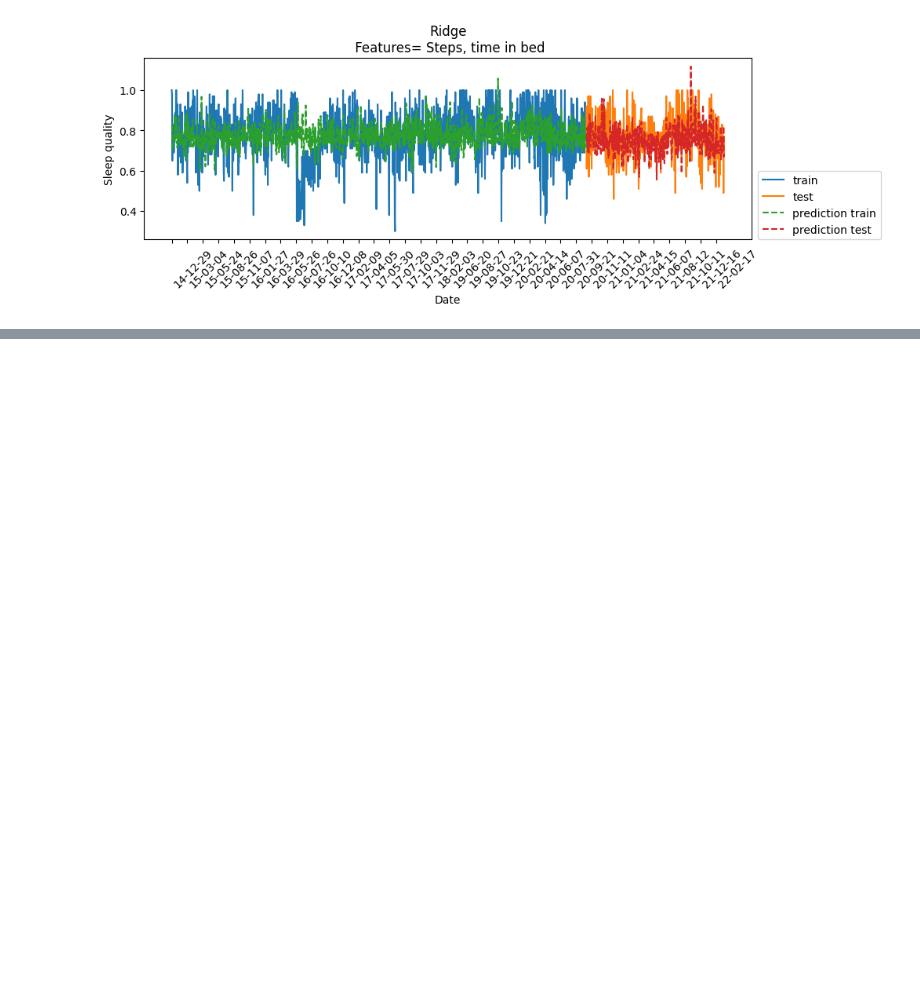
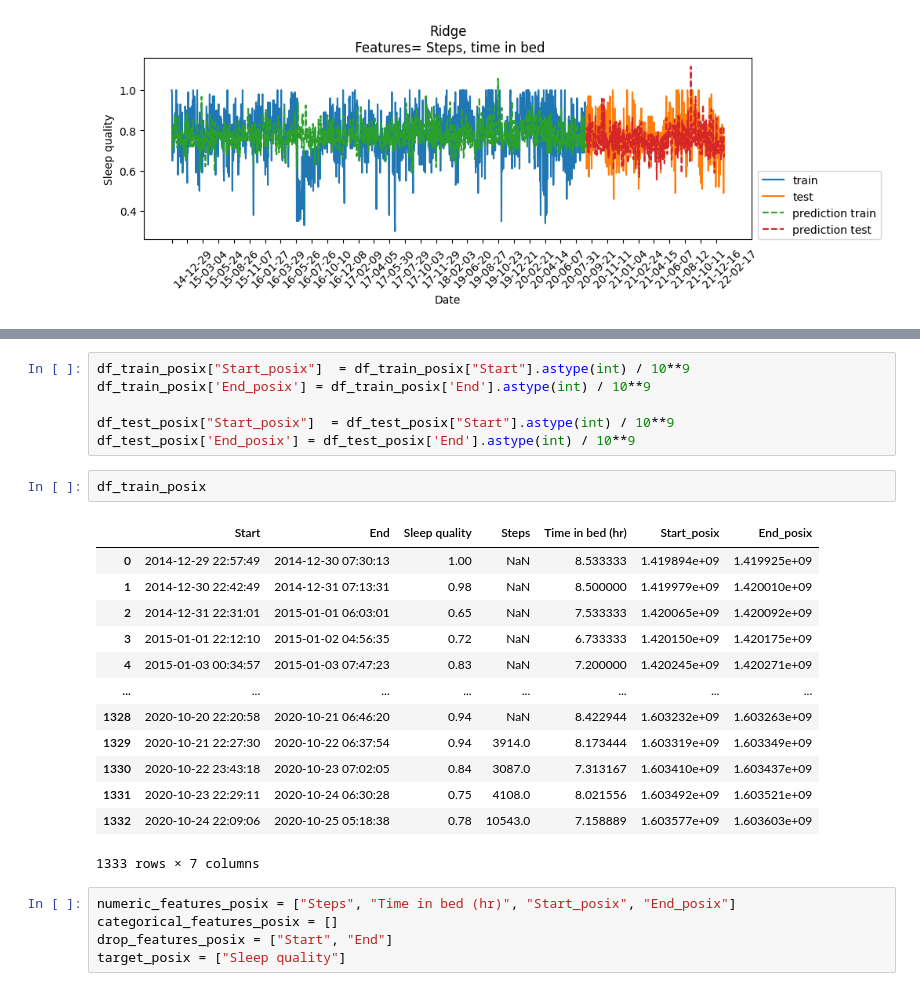
Before and after one commit to ricd99/endToEndML, a Jupyter notebook: notebooks/EDA_clean.ipynb, the cells around one changed output, grey strips where cells are left out. Saved outputs shown, nothing was run; the diff lists cells and outputs as text; blank space fills up the shorter version.

```diff
--- a/notebooks/EDA_clean.ipynb
+++ b/notebooks/EDA_clean.ipynb
@@ -493,0 +518,27 @@ Test-set R^2: 0.35
+# %%
+df_train_posix["Start_posix"]  = df_train_posix["Start"].astype(int) / 10**9
+df_train_posix['End_posix'] = df_train_posix['End'].astype(int) / 10**9
+
+df_test_posix["Start_posix"]  = df_test_posix["Start"].astype(int) / 10**9
+df_test_posix['End_posix'] = df_test_posix['End'].astype(int) / 10**9
+# %%
+df_train_posix
+# %% [output]
+|  | Start | End | Sleep quality | Steps | Time in bed (hr) | Start_posix | End_posix |
+| 0 | 2014-12-29 22:57:49 | 2014-12-30 07:30:13 | 1.00 | NaN | 8.533333 | 1.419894e+09 | 1.419925e+09 |
+| 1 | 2014-12-30 22:42:49 | 2014-12-31 07:13:31 | 0.98 | NaN | 8.500000 | 1.419979e+09 | 1.420010e+09 |
+| 2 | 2014-12-31 22:31:01 | 2015-01-01 06:03:01 | 0.65 | NaN | 7.533333 | 1.420065e+09 | 1.420092e+09 |
+| 3 | 2015-01-01 22:12:10 | 2015-01-02 04:56:35 | 0.72 | NaN | 6.733333 | 1.420150e+09 | 1.420175e+09 |
+| 4 | 2015-01-03 00:34:57 | 2015-01-03 07:47:23 | 0.83 | NaN | 7.200000 | 1.420245e+09 | 1.420271e+09 |
+| ... | ... | ... | ... | ... | ... | ... | ... |
+| 1328 | 2020-10-20 22:20:58 | 2020-10-21 06:46:20 | 0.94 | NaN | 8.422944 | 1.603232e+09 | 1.603263e+09 |
+| 1329 | 2020-10-21 22:27:30 | 2020-10-22 06:37:54 | 0.94 | 3914.0 | 8.173444 | 1.603319e+09 | 1.603349e+09 |
+| 1330 | 2020-10-22 23:43:18 | 2020-10-23 07:02:05 | 0.84 | 3087.0 | 7.313167 | 1.603410e+09 | 1.603437e+09 |
+| 1331 | 2020-10-23 22:29:11 | 2020-10-24 06:30:28 | 0.75 | 4108.0 | 8.021556 | 1.603492e+09 | 1.603521e+09 |
+| 1332 | 2020-10-24 22:09:06 | 2020-10-25 05:18:38 | 0.78 | 10543.0 | 7.158889 | 1.603577e+09 | 1.603603e+09 |
+1333 rows × 7 columns
+# %%
+numeric_features_posix = ["Steps", "Time in bed (hr)", "Start_posix", "End_posix"]
+categorical_features_posix = []
+drop_features_posix = ["Start", "End"]
+target_posix = ["Sleep quality"]
```
Also changed, not shown: parts of 7 cells of this notebook.
